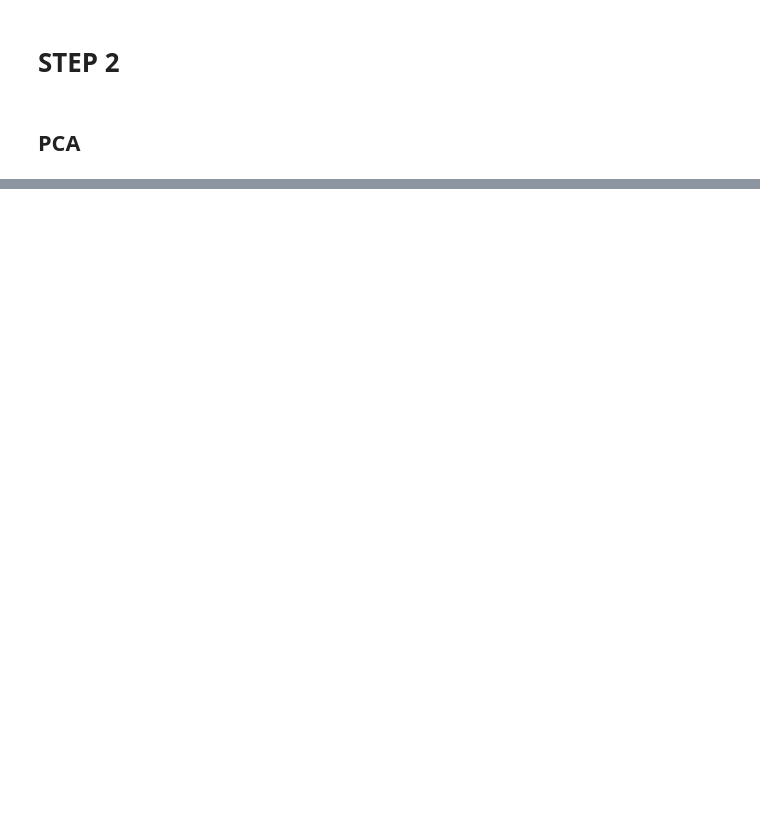
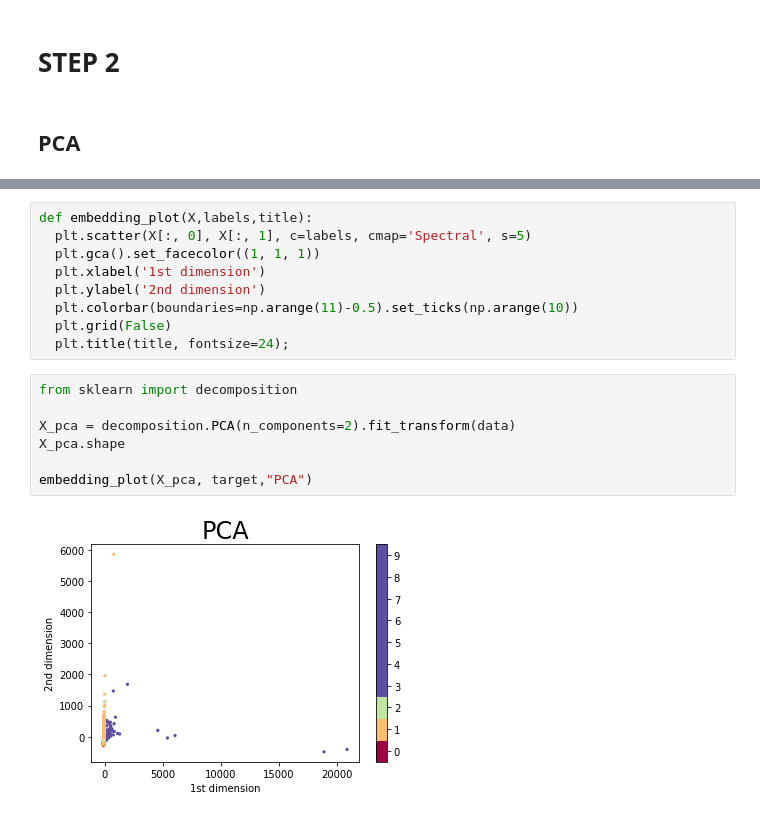
Before and after one commit to pablojgm/AICamp, a Jupyter notebook: Untitled1.ipynb, the cells around one changed output, grey strips where cells are left out. Drawn from its saved outputs; the diff is of its cells as text; blank space fills up the shorter version.

```diff
--- a/Untitled1.ipynb
+++ b/Untitled1.ipynb
@@ -284,2 +305,20 @@ PC2       0.720845     -0.041968    0.067728  ...   0.000800  0.000595    0.0001
 
 [2 rows x 9 columns]
+# %%
+def embedding_plot(X,labels,title):
+  plt.scatter(X[:, 0], X[:, 1], c=labels, cmap='Spectral', s=5)
+  plt.gca().set_facecolor((1, 1, 1))
+  plt.xlabel('1st dimension')
+  plt.ylabel('2nd dimension')
+  plt.colorbar(boundaries=np.arange(11)-0.5).set_ticks(np.arange(10))
+  plt.grid(False)
+  plt.title(title, fontsize=24);
+# %%
+from sklearn import decomposition
+
+X_pca = decomposition.PCA(n_components=2).fit_transform(data)
+X_pca.shape
+
+embedding_plot(X_pca, target,"PCA")
+# %% [output]
+[figure, added]
```
Also changed, not shown: parts of 18 cells of this notebook.
